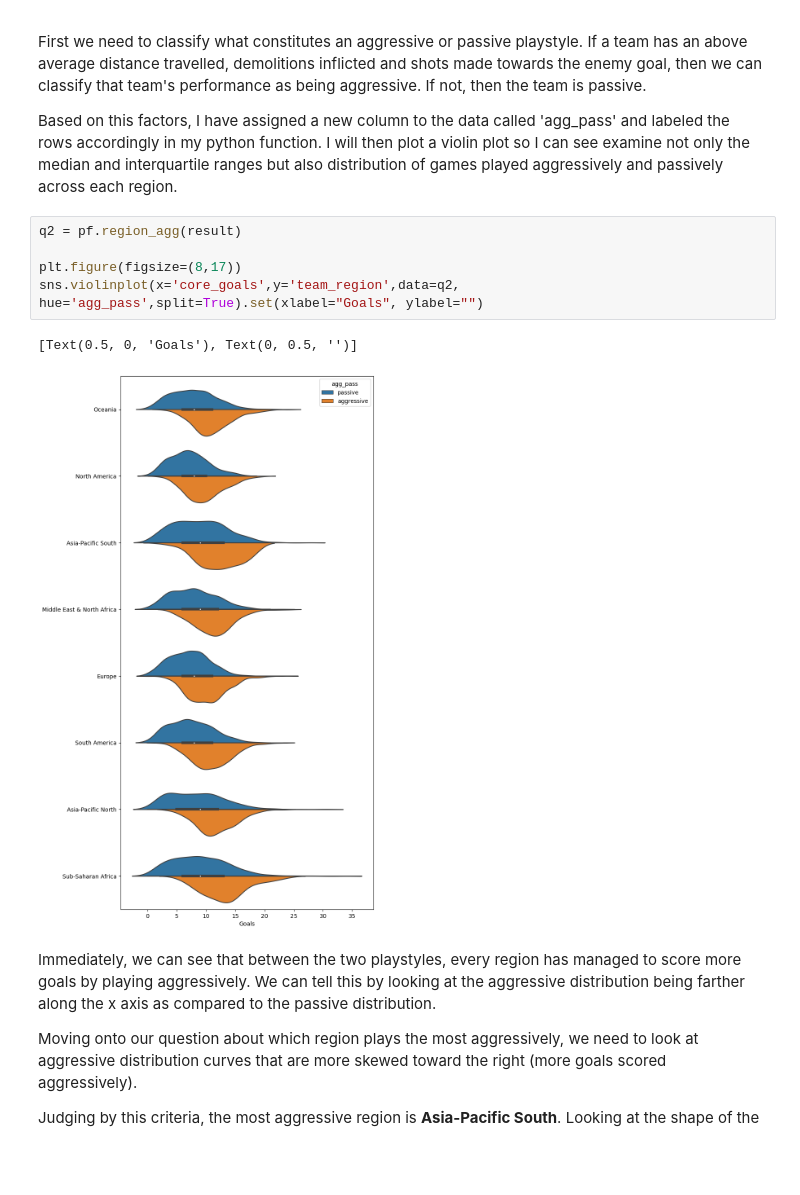
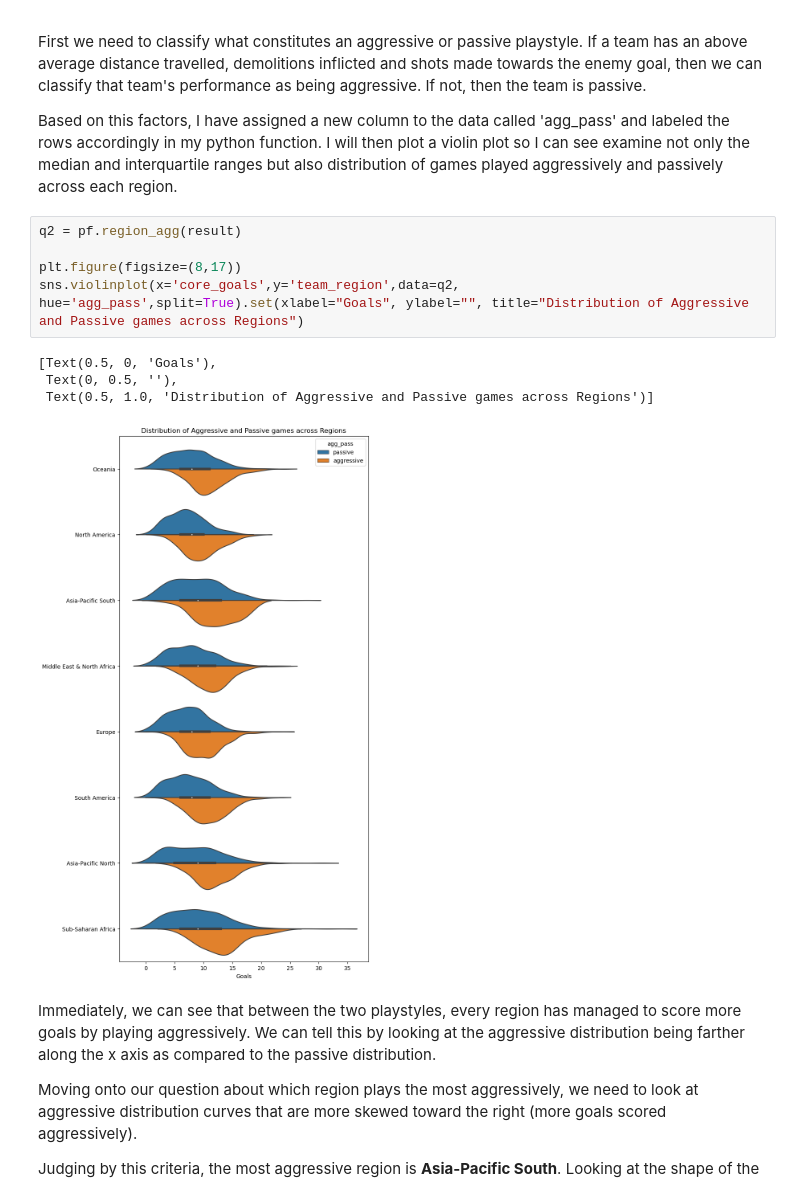
Before and after one commit to ahmadsm1/Rocket-League-Winning-Strategies, a Jupyter notebook: notebooks/analysis1.ipynb, the cells around one changed output. Cells and saved outputs as stored; diff of their text form; blank space fills up the shorter version.

```diff
--- a/notebooks/analysis1.ipynb
+++ b/notebooks/analysis1.ipynb
@@ -163,11 +160,13 @@ Based on this factors, I have assigned a new column to the data called 'agg_pass
 # %%
 q2 = pf.region_agg(result)
 
 plt.figure(figsize=(8,17))
-sns.violinplot(x='core_goals',y='team_region',data=q2, hue='agg_pass',split=True).set(xlabel="Goals", ylabel="")
+sns.violinplot(x='core_goals',y='team_region',data=q2, hue='agg_pass',split=True).set(xlabel="Goals", ylabel="", title="Distribution of Aggressive and Passive games across Regions")
 # %% [output]
-[Text(0.5, 0, 'Goals'), Text(0, 0.5, '')]
+[Text(0.5, 0, 'Goals'),
+ Text(0, 0.5, ''),
+ Text(0.5, 1.0, 'Distribution of Aggressive and Passive games across Regions')]
-[figure, old version]
+[figure, new version]
 # %% [markdown]
 Immediately, we can see that between the two playstyles, every region has managed to score more goals by playing aggressively. We can tell this by looking at the aggressive distribution being farther along the x axis as compared to the passive distribution.
 
```
Also changed, not shown: parts of 6 cells of this notebook, 1 other file.
